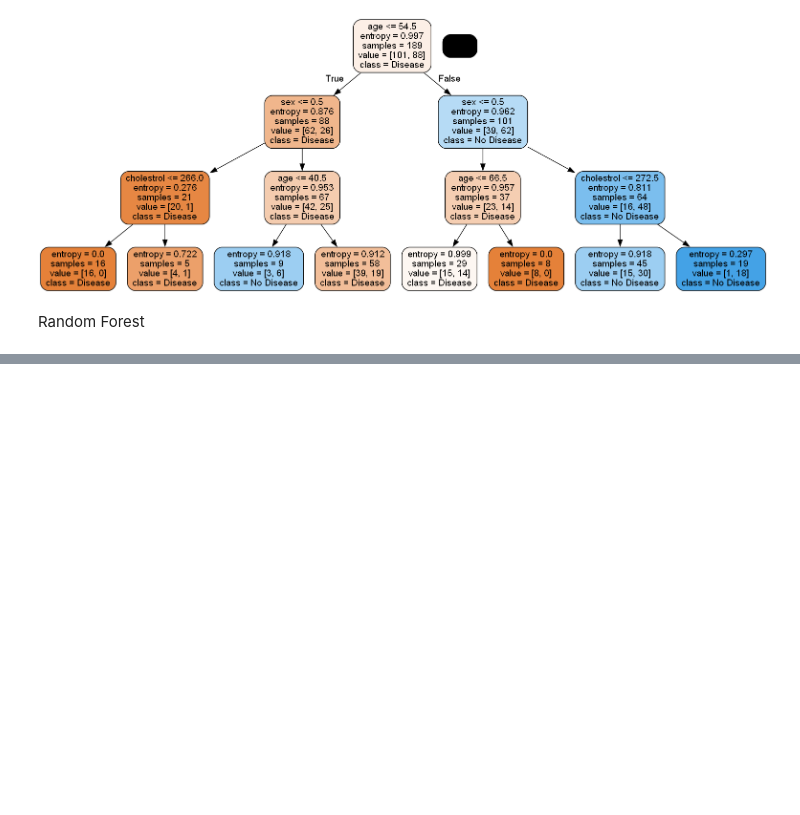
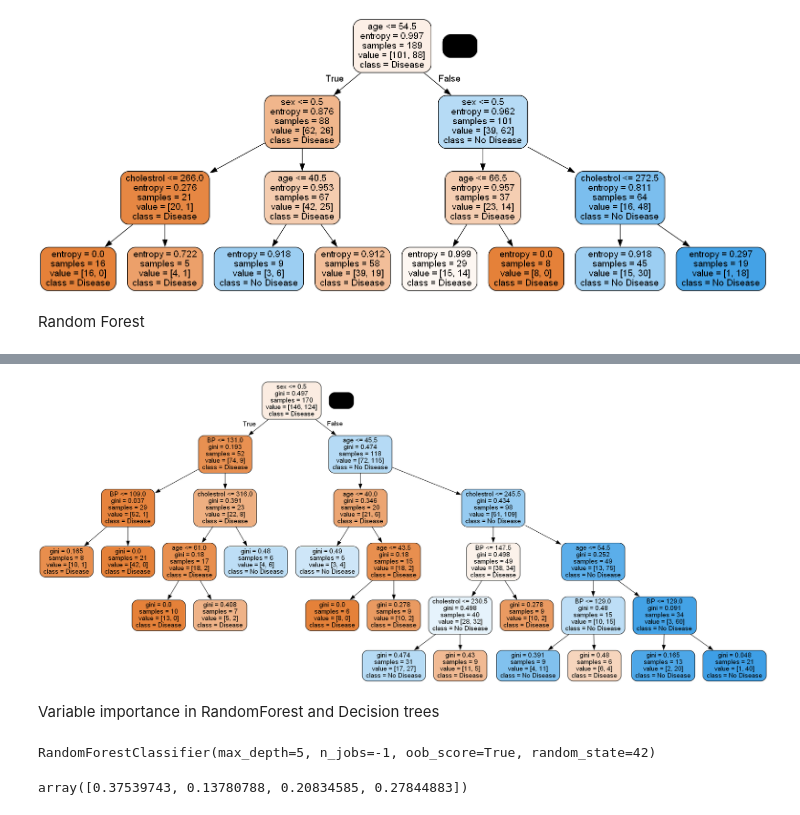
Before and after one commit to Ashik-Mohammed-S/Heart_disease_prediction, a Jupyter notebook: Heart_disease.ipynb, the cells around one changed output, grey strips where cells are left out. Cells and saved outputs as stored; diff of their text form; code cells hidden in the pictures; blank space fills up the shorter version.

```diff
--- a/Heart_disease.ipynb
+++ b/Heart_disease.ipynb
@@ -331,0 +381,7 @@ Random Forest
+# %%
+# Instantiate the grid search model
+grid_search = GridSearchCV(estimator=classifier_rf, param_grid=params,
+                          cv=4, n_jobs=-1, verbose=1, scoring = "accuracy")
+# %%
+%%time
+grid_search.fit(X,y)
@@ -331,0 +398,2 @@ Random Forest
+# %%
+rf_best = grid_search.best_estimator_
@@ -331,0 +417,9 @@ Random Forest
+# %%
+sample_tree = rf_best.estimators_[0]
+# %%
+gph = get_dt_graph(sample_tree)
+Image(gph.create_png())
+# %% [output]
+[figure, added]
+# %% [markdown]
+Variable importance in RandomForest and Decision trees
@@ -331,0 +428,8 @@ Random Forest
+# %%
+classifier_rf.fit(X_train, y_train)
+# %% [output]
+RandomForestClassifier(max_depth=5, n_jobs=-1, oob_score=True, random_state=42)
+# %%
+classifier_rf.feature_importances_
+# %% [output]
+array([0.37539743, 0.13780788, 0.20834585, 0.27844883])
```
Also changed, not shown: parts of 17 cells of this notebook.
